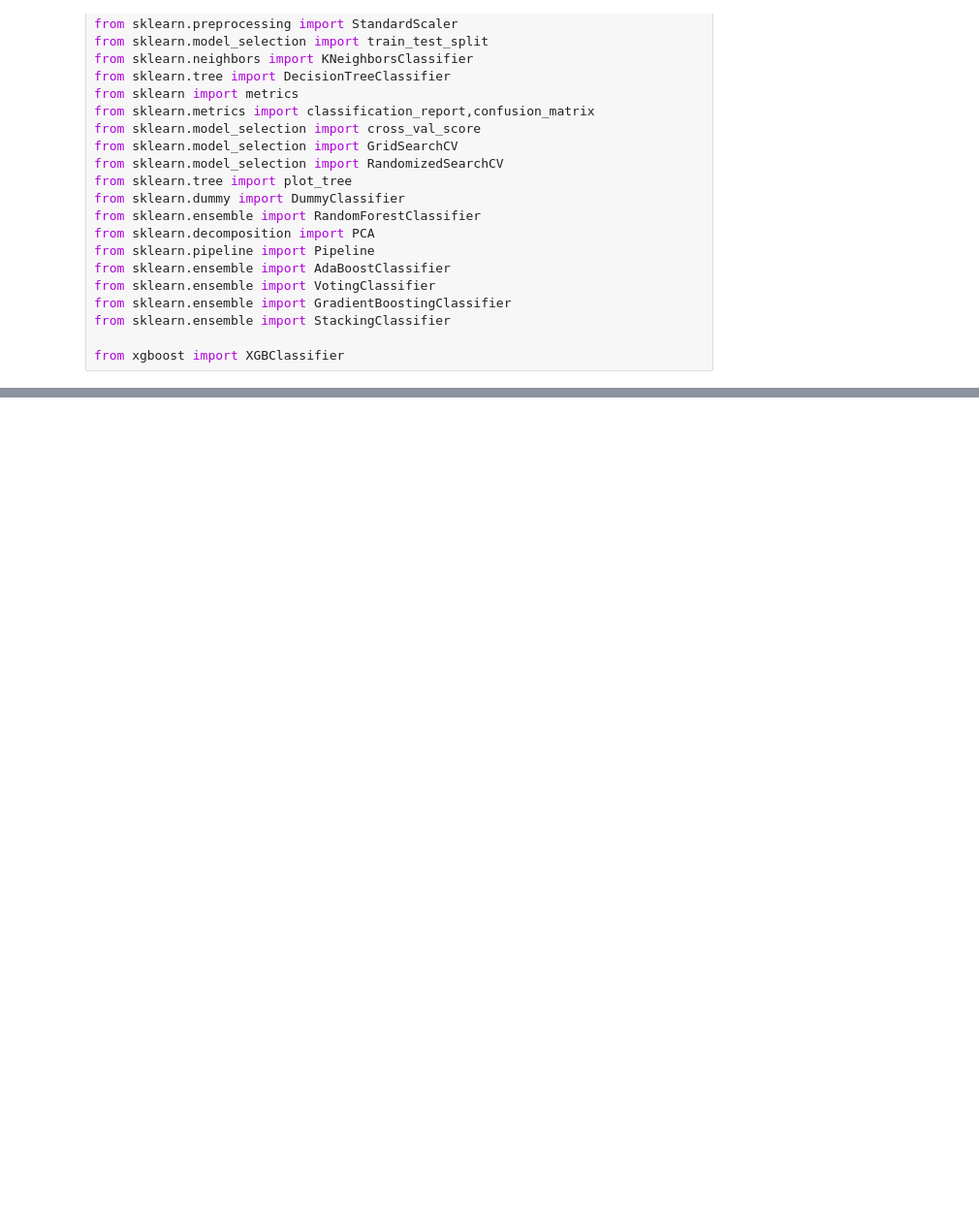
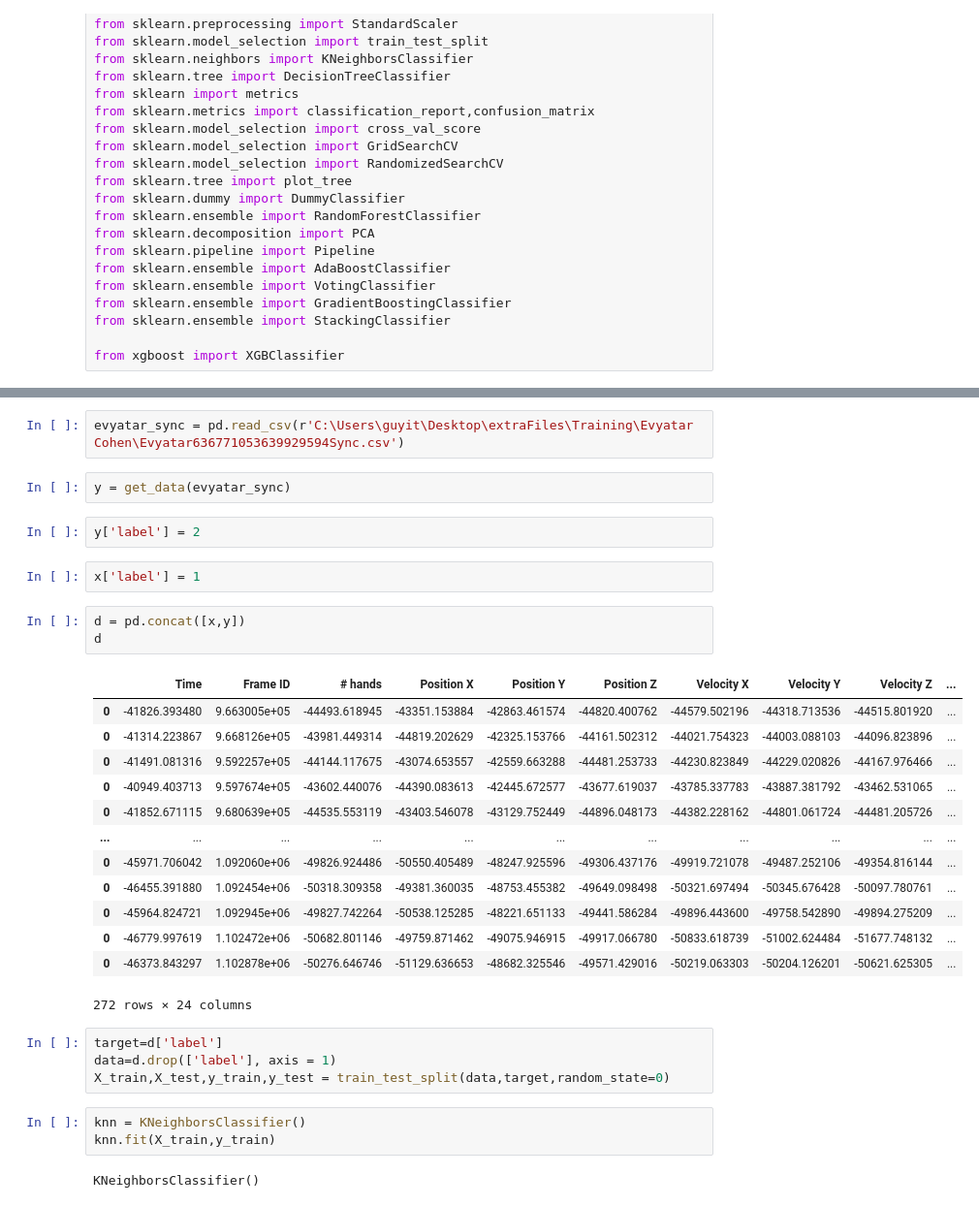
Before and after one commit to or-yitshak/Final-Project-Semester-B, a Jupyter notebook: Notebook 4.ipynb, the cells around one changed output, grey strips where cells are left out. Shown at 97% size. Cells and saved outputs as stored; diff of their text form; blank space fills up the shorter version.

```diff
--- a/Notebook 4.ipynb
+++ b/Notebook 4.ipynb
@@ -28,0 +298,34 @@ from xgboost import XGBClassifier
+# %%
+evyatar_sync = pd.read_csv(r'C:\Users\guyit\Desktop\extraFiles\Training\Evyatar Cohen\Evyatar636771053639929594Sync.csv')
+# %%
+y = get_data(evyatar_sync)
+# %%
+y['label'] = 2
+# %%
+x['label'] = 1
+# %%
+d = pd.concat([x,y])
+d
+# %% [output]
+|  | Time | Frame ID | # hands | Position X | Position Y | Position Z | Velocity X | Velocity Y | Velocity Z | ... |
+| 0 | -41826.393480 | 9.663005e+05 | -44493.618945 | -43351.153884 | -42863.461574 | -44820.400762 | -44579.502196 | -44318.713536 | -44515.801920 | ... |
+| 0 | -41314.223867 | 9.668126e+05 | -43981.449314 | -44819.202629 | -42325.153766 | -44161.502312 | -44021.754323 | -44003.088103 | -44096.823896 | ... |
+| 0 | -41491.081316 | 9.592257e+05 | -44144.117675 | -43074.653557 | -42559.663288 | -44481.253733 | -44230.823849 | -44229.020826 | -44167.976466 | ... |
+| 0 | -40949.403713 | 9.597674e+05 | -43602.440076 | -44390.083613 | -42445.672577 | -43677.619037 | -43785.337783 | -43887.381792 | -43462.531065 | ... |
+| 0 | -41852.671115 | 9.680639e+05 | -44535.553119 | -43403.546078 | -43129.752449 | -44896.048173 | -44382.228162 | -44801.061724 | -44481.205726 | ... |
+| ... | ... | ... | ... | ... | ... | ... | ... | ... | ... | ... |
+| 0 | -45971.706042 | 1.092060e+06 | -49826.924486 | -50550.405489 | -48247.925596 | -49306.437176 | -49919.721078 | -49487.252106 | -49354.816144 | ... |
+| 0 | -46455.391880 | 1.092454e+06 | -50318.309358 | -49381.360035 | -48753.455382 | -49649.098498 | -50321.697494 | -50345.676428 | -50097.780761 | ... |
+| 0 | -45964.824721 | 1.092945e+06 | -49827.742264 | -50538.125285 | -48221.651133 | -49441.586284 | -49896.443600 | -49758.542890 | -49894.275209 | ... |
+| 0 | -46779.997619 | 1.102472e+06 | -50682.801146 | -49759.871462 | -49075.946915 | -49917.066780 | -50833.618739 | -51002.624484 | -51677.748132 | ... |
+| 0 | -46373.843297 | 1.102878e+06 | -50276.646746 | -51129.636653 | -48682.325546 | -49571.429016 | -50219.063303 | -50204.126201 | -50621.625305 | ... |
+272 rows × 24 columns
+# %%
+target=d['label']
+data=d.drop(['label'], axis = 1)
+X_train,X_test,y_train,y_test = train_test_split(data,target,random_state=0)
+# %%
+knn = KNeighborsClassifier()
+knn.fit(X_train,y_train)
+# %% [output]
+KNeighborsClassifier()
```
Also changed, not shown: parts of 29 cells of this notebook.
